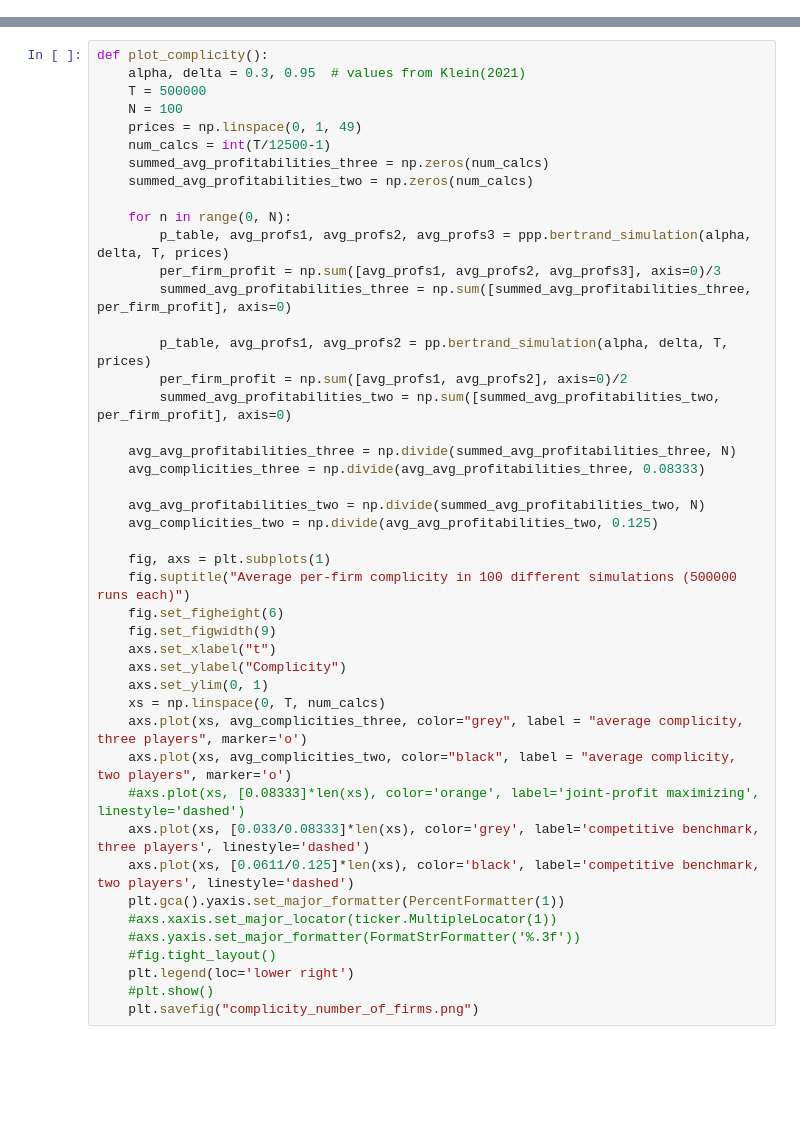
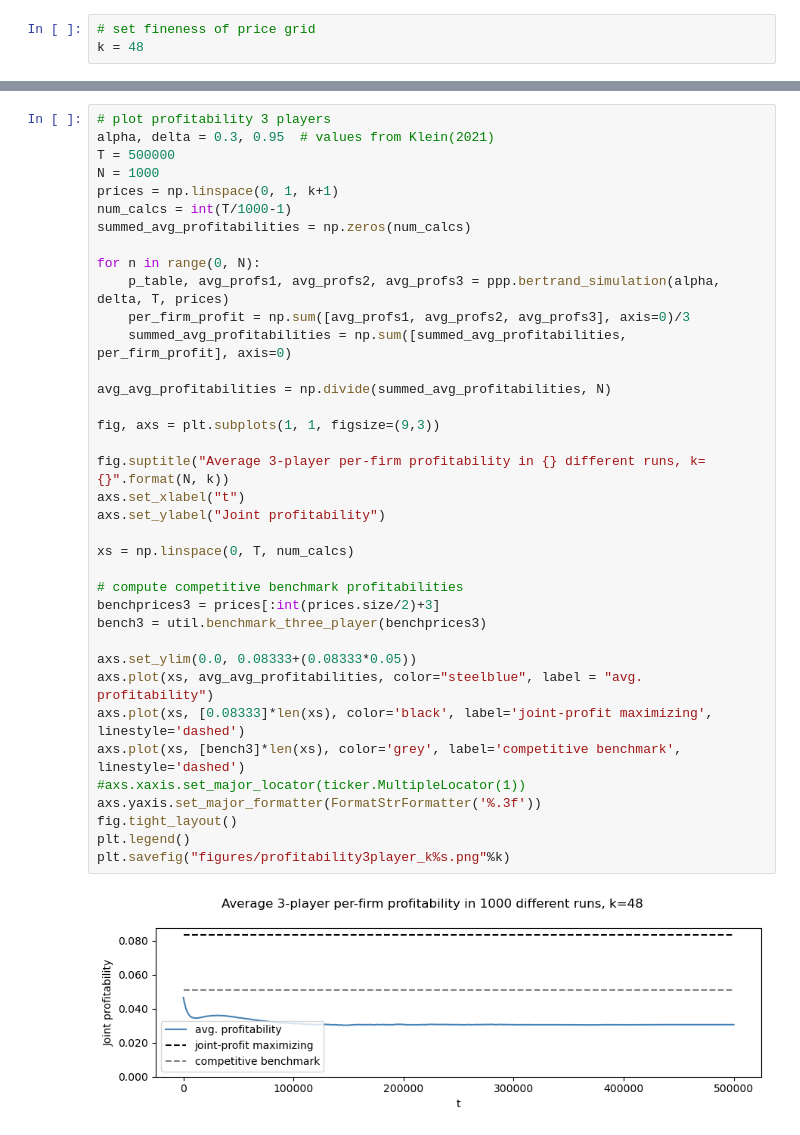
Before and after one commit to daanario/bachelor, a Jupyter notebook: main.ipynb, the cells around one changed output, grey strips where cells are left out. Drawn from its saved outputs; the diff is of its cells as text; blank space fills up the shorter version.

Commit message:
graphs graphs and more graphs

```diff
--- a/main.ipynb
+++ b/main.ipynb
@@ -11,3 +12,6 @@ from IPython.display import clear_output
 import matplotlib.ticker as ticker
 from matplotlib.ticker import FormatStrFormatter
 from matplotlib.ticker import PercentFormatter
+# %%
+# set fineness of price grid
+k = 48
@@ -14,45 +57,39 @@ from matplotlib.ticker import PercentFormatter
 # %%
-def plot_complicity():
-    alpha, delta = 0.3, 0.95  # values from Klein(2021)
-    T = 500000
-    N = 100
-    prices = np.linspace(0, 1, 49)
-    num_calcs = int(T/12500-1)
-    summed_avg_profitabilities_three = np.zeros(num_calcs)
-    summed_avg_profitabilities_two = np.zeros(num_calcs)
+# plot profitability 3 players
+alpha, delta = 0.3, 0.95  # values from Klein(2021)
+T = 500000
+N = 1000
+prices = np.linspace(0, 1, k+1)
+num_calcs = int(T/1000-1)
+summed_avg_profitabilities = np.zeros(num_calcs)
 
-    for n in range(0, N):
-        p_table, avg_profs1, avg_profs2, avg_profs3 = ppp.bertrand_simulation(alpha, delta, T, prices)
-        per_firm_profit = np.sum([avg_profs1, avg_profs2, avg_profs3], axis=0)/3
-        summed_avg_profitabilities_three = np.sum([summed_avg_profitabilities_three, per_firm_profit], axis=0)
+for n in range(0, N):
+    p_table, avg_profs1, avg_profs2, avg_profs3 = ppp.bertrand_simulation(alpha, delta, T, prices)
+    per_firm_profit = np.sum([avg_profs1, avg_profs2, avg_profs3], axis=0)/3
+    summed_avg_profitabilities = np.sum([summed_avg_profitabilities, per_firm_profit], axis=0)
 
-        p_table, avg_profs1, avg_profs2 = pp.bertrand_simulation(alpha, delta, T, prices)
-        per_firm_profit = np.sum([avg_profs1, avg_profs2], axis=0)/2
-        summed_avg_profitabilities_two = np.sum([summed_avg_profitabilities_two, per_firm_profit], axis=0)
+avg_avg_profitabilities = np.divide(summed_avg_profitabilities, N)
 
-    avg_avg_profitabilities_three = np.divide(summed_avg_profitabilities_three, N)
-    avg_complicities_three = np.divide(avg_avg_profitabilities_three, 0.08333)
+fig, axs = plt.subplots(1, 1, figsize=(9,3))
 
-    avg_avg_profitabilities_two = np.divide(summed_avg_profitabilities_two, N)
-    avg_complicities_two = np.divide(avg_avg_profitabilities_two, 0.125)
+fig.suptitle("Average 3-player per-firm profitability in {} different runs, k={}".format(N, k))
+axs.set_xlabel("t")
+axs.set_ylabel("Joint profitability")
 
-    fig, axs = plt.subplots(1)
-    fig.suptitle("Average per-firm complicity in 100 different simulations (500000 runs each)")
-    fig.set_figheight(6)
-    fig.set_figwidth(9)
-    axs.set_xlabel("t")
-    axs.set_ylabel("Complicity")
-    axs.set_ylim(0, 1)
-    xs = np.linspace(0, T, num_calcs)
-    axs.plot(xs, avg_complicities_three, color="grey", label = "average complicity, three players", marker='o')
-    axs.plot(xs, avg_complicities_two, color="black", label = "average complicity, two players", marker='o')
-    #axs.plot(xs, [0.08333]*len(xs), color='orange', label='joint-profit maximizing', linestyle='dashed')
-    axs.plot(xs, [0.033/0.08333]*len(xs), color='grey', label='competitive benchmark, three players', linestyle='dashed')
-    axs.plot(xs, [0.0611/0.125]*len(xs), color='black', label='competitive benchmark, two players', linestyle='dashed')
-    plt.gca().yaxis.set_major_formatter(PercentFormatter(1))
-    #axs.xaxis.set_major_locator(ticker.MultipleLocator(1))
-    #axs.yaxis.set_major_formatter(FormatStrFormatter('%.3f'))
-    #fig.tight_layout()
-    plt.legend(loc='lower right')
-    #plt.show()
-    plt.savefig("complicity_number_of_firms.png")
+xs = np.linspace(0, T, num_calcs)
+
+# compute competitive benchmark profitabilities
+benchprices3 = prices[:int(prices.size/2)+3]
+bench3 = util.benchmark_three_player(benchprices3)
+
+axs.set_ylim(0.0, 0.08333+(0.08333*0.05))
+axs.plot(xs, avg_avg_profitabilities, color="steelblue", label = "avg. profitability")
+axs.plot(xs, [0.08333]*len(xs), color='black', label='joint-profit maximizing', linestyle='dashed')
+axs.plot(xs, [bench3]*len(xs), color='grey', label='competitive benchmark', linestyle='dashed')
+#axs.xaxis.set_major_locator(ticker.MultipleLocator(1))
+axs.yaxis.set_major_formatter(FormatStrFormatter('%.3f'))
+fig.tight_layout()
+plt.legend()
+plt.savefig("figures/profitability3player_k%s.png"%k)
+# %% [output]
+[figure, added]
```
Also changed, not shown: parts of 17 cells of this notebook.
